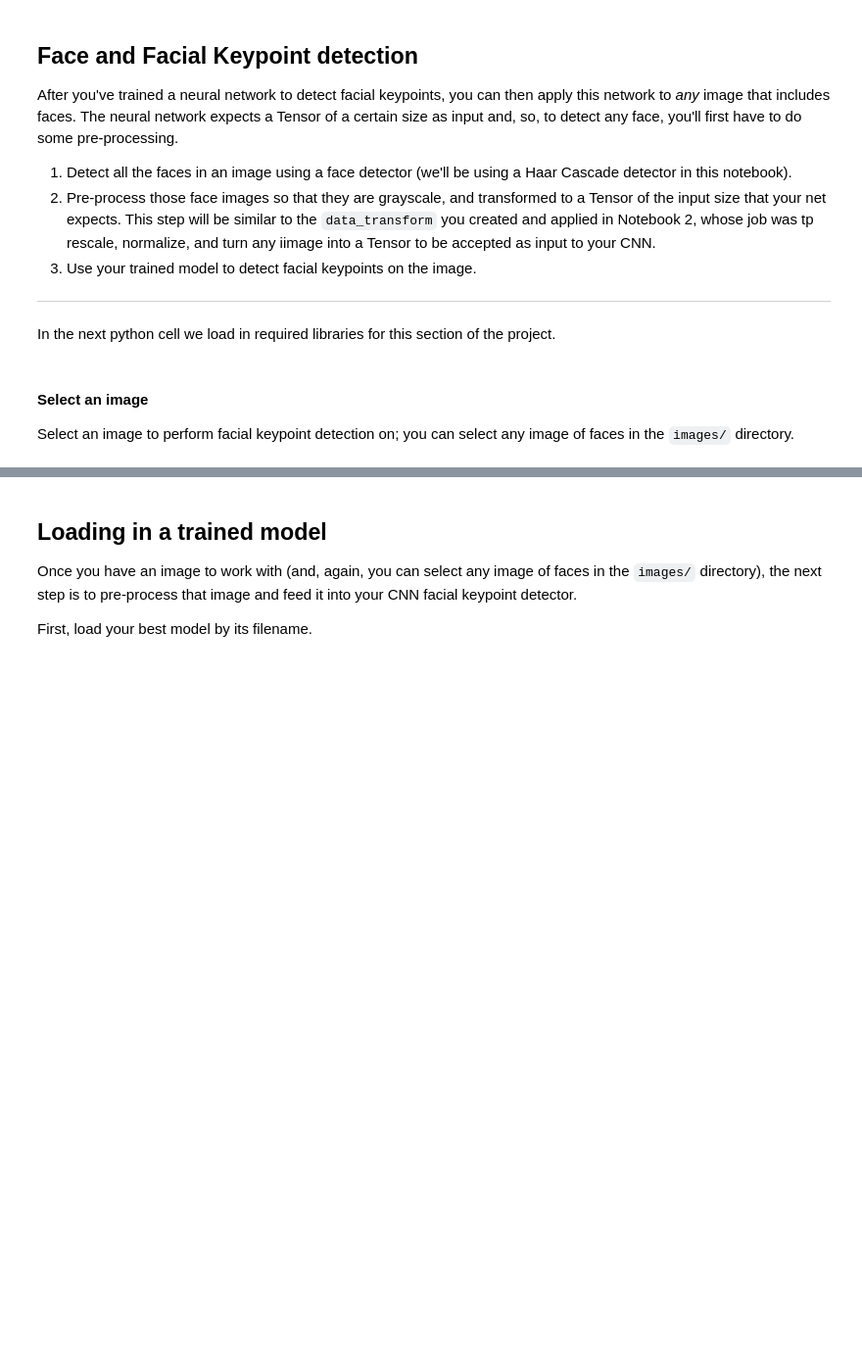
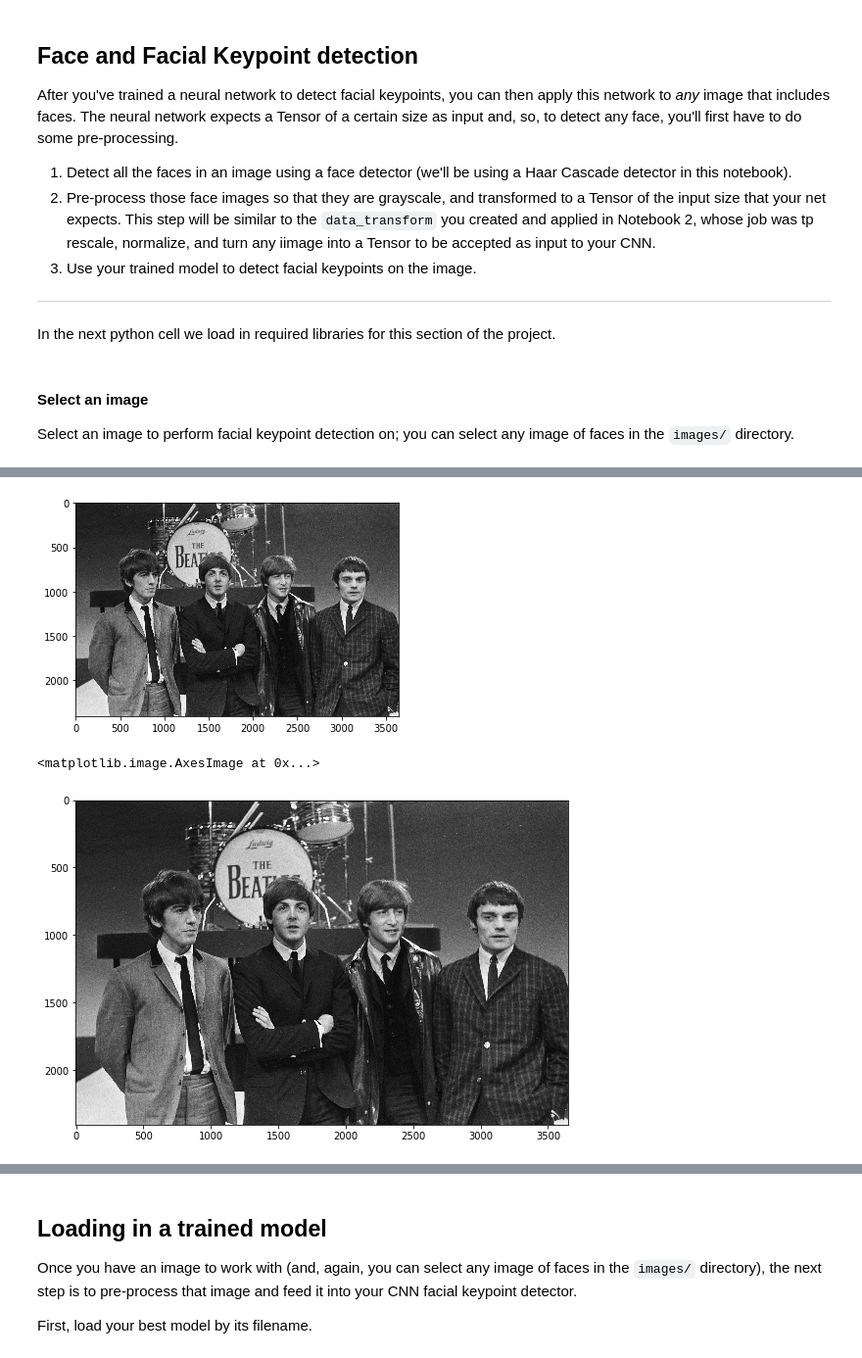
Before and after one commit to abojja9/Facial_keypoints_detection, a Jupyter notebook: 3. Facial Keypoint Detection, Complete Pipeline.ipynb, the cells around one changed output, grey strips where cells are left out. Shown at 98% size. Saved outputs shown, nothing was run; the diff lists cells and outputs as text; code cells hidden in the pictures; blank space fills up the shorter version.

```diff
--- a/3. Facial Keypoint Detection, Complete Pipeline.ipynb
+++ b/3. Facial Keypoint Detection, Complete Pipeline.ipynb
@@ -34,3 +39,20 @@ plt.imshow(image)
+# %%
+import cv2
+# load in color image for face detection
+image_2 = cv2.imread('images/the_beatles.jpg')
+
+plt.imshow(image_2);plt.show()
+# switch red and blue color channels
+# --> by default OpenCV assumes BLUE comes first, not RED as in many images
+image_2 = cv2.cvtColor(image_2, cv2.COLOR_BGR2RGB)
+
+# plot the image
+fig = plt.figure(figsize=(9,9))
+plt.imshow(image_2)
+# %% [output]
+[figure, added]
+<matplotlib.image.AxesImage at 0x...>
+[figure, added]
 # %% [markdown]
 ## Detect all faces in an image
 
```
Also changed, not shown: parts of 6 cells of this notebook, 2 other files.
